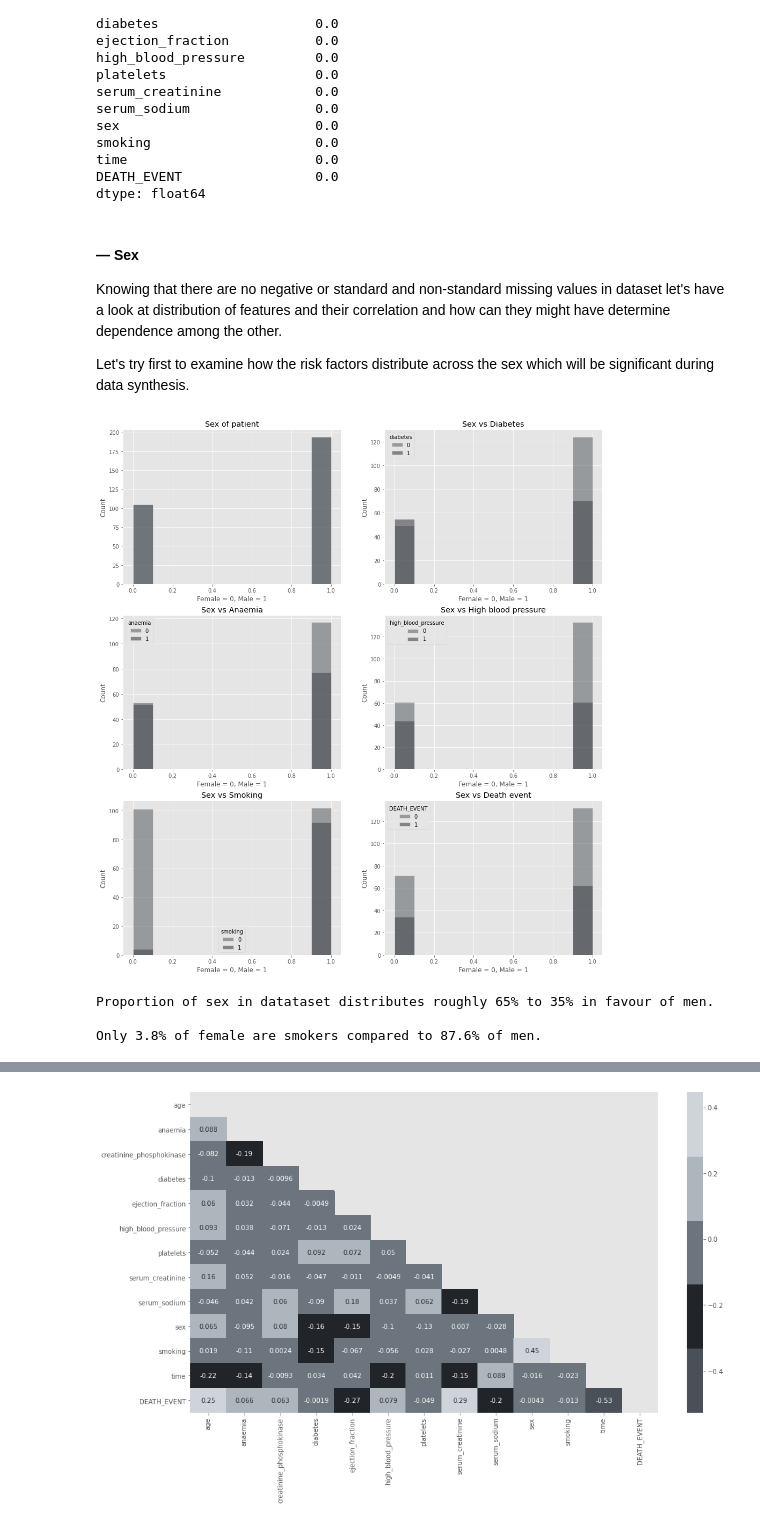
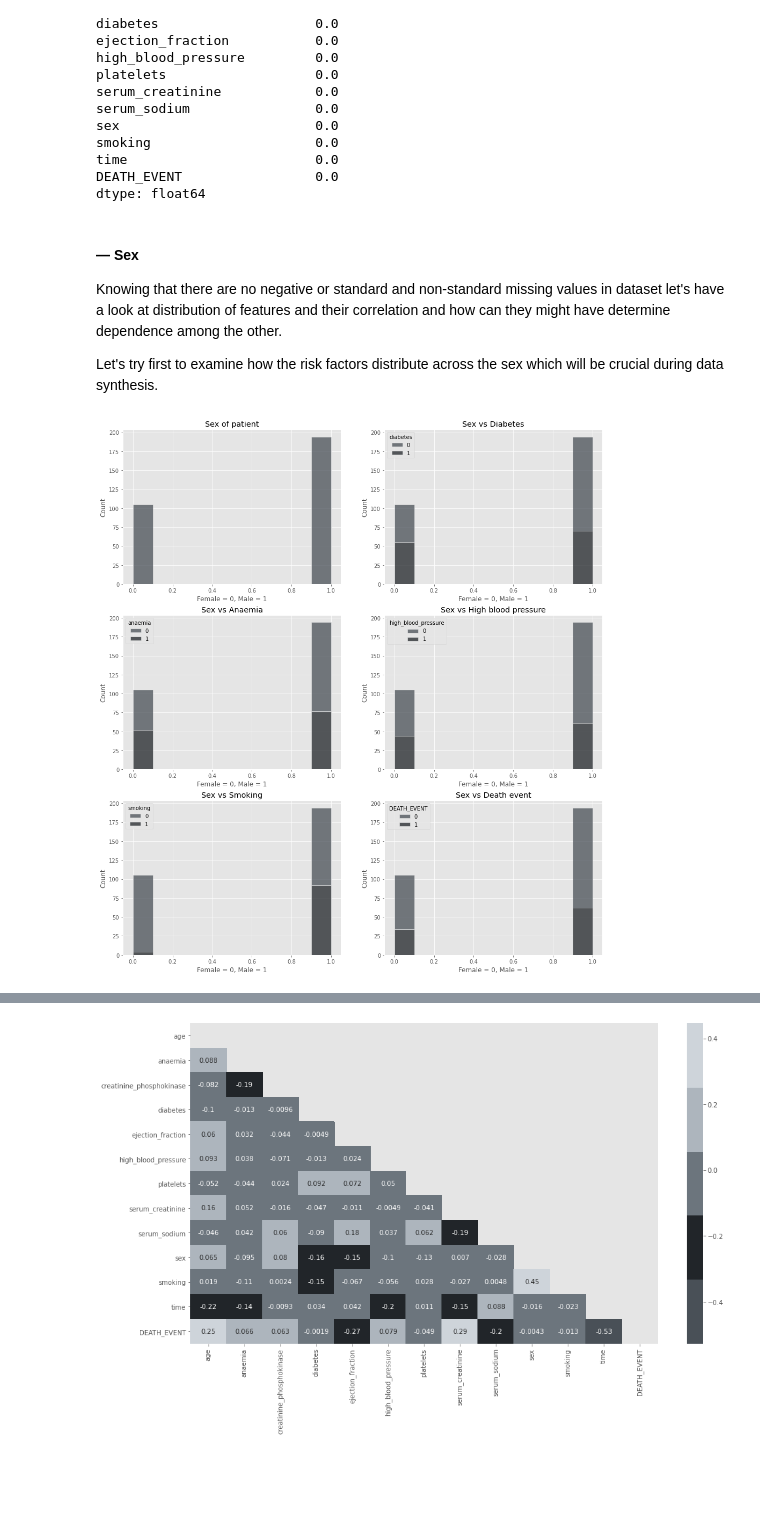
Before and after one commit to mizydorek/Programming-for-Data-Analysis-Project, a Jupyter notebook: project.ipynb, the cells around one changed output, grey strips where cells are left out. Drawn from its saved outputs; the diff is of its cells as text; code cells hidden in the pictures; blank space fills up the shorter version.

```diff
--- a/project.ipynb
+++ b/project.ipynb
@@ -224,29 +224,14 @@ dtype: float64
 
 Knowing that there are no negative or standard and non-standard missing values in dataset let's have a look at distribution of features and their correlation and how can they might have determine dependence among the other.
 
-Let's try first to examine how the risk factors distribute across the sex which will be significant during data synthesis.
+Let's try first to examine how the risk factors distribute across the sex which will be crucial during data synthesis.
 # %%
 fig, axes = plt.subplots(3, 2, figsize=(16,18))
 sns.histplot(df, x="sex", ax=axes[0,0]).set(title='Sex of patient', xlabel="Female = 0, Male = 1");
-sns.histplot(df, x="sex", hue="diabetes", ax=axes[0,1]).set(title='Sex vs Diabetes', xlabel="Female = 0, Male = 1");
-sns.histplot(df, x="sex", hue="anaemia", ax=axes[1,0]).set(title='Sex vs Anaemia', xlabel="Female = 0, Male = 1");
-sns.histplot(df, x="sex", hue="high_blood_pressure", ax=axes[1,1]).set(title='Sex vs High blood pressure', xlabel="Female = 0, Male = 1");
-sns.histplot(df, x="sex", hue="smoking", ax=axes[2,0]).set(title='Sex vs Smoking', xlabel="Female = 0, Male = 1");
-sns.histplot(df, x="sex", hue="DEATH_EVENT", ax=axes[2,1]).set(title='Sex vs Death event', xlabel="Female = 0, Male = 1");
+sns.histplot(df, x="sex", hue="diabetes", multiple="stack", ax=axes[0,1]).set(title='Sex vs Diabetes', xlabel="Female = 0, Male = 1");
+sns.histplot(df, x="sex", hue="anaemia", multiple="stack", ax=axes[1,0]).set(title='Sex vs Anaemia', xlabel="Female = 0, Male = 1");
+sns.histplot(df, x="sex", hue="high_blood_pressure", multiple="stack", ax=axes[1,1]).set(title='Sex vs High blood pressure', xlabel="Female = 0, Male = 1");
+sns.histplot(df, x="sex", hue="smoking", multiple="stack", ax=axes[2,0]).set(title='Sex vs Smoking', xlabel="Female = 0, Male = 1");
+sns.histplot(df, x="sex", hue="DEATH_EVENT", multiple="stack", ax=axes[2,1]).set(title='Sex vs Death event', xlabel="Female = 0, Male = 1");
 # %% [output]
-[figure, old version]
+[figure, new version]
-# %%
-# Let's have a look at proportion of risk factors according to sex.
-# Count gender of patients.
-m, f = df['sex'].value_counts()
-p = 100
-l = len(df['sex'])
-
-fs = len(df[(df['sex'] == 0) & (df['smoking'] == 1)])
-ms = len(df[(df['sex'] == 1) & (df['smoking'] == 1)])
-print('Proportion of sex in datataset distributes roughly {:.0f}% to {:.0f}% in favour of men.'.format((m/l)*p, (f/l)*p))
-print('\nOnly {:.1f}% of female are smokers compared to {:.1f}% of men.'.format((fs/f)*p, (ms/f)*p))
-# %% [output]
-Proportion of sex in datataset distributes roughly 65% to 35% in favour of men.
-
-Only 3.8% of female are smokers compared to 87.6% of men.
```
Also changed, not shown: parts of 5 cells of this notebook.
